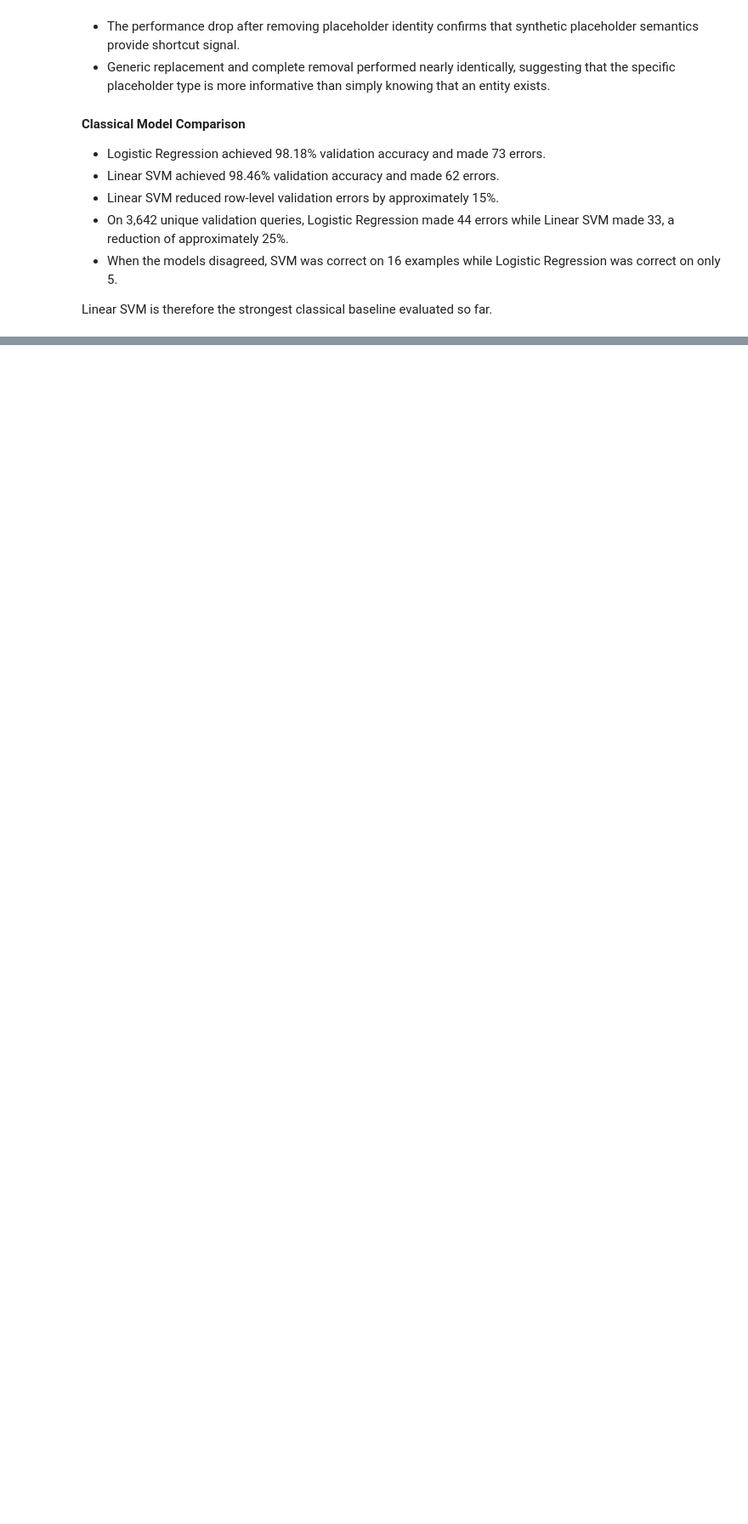
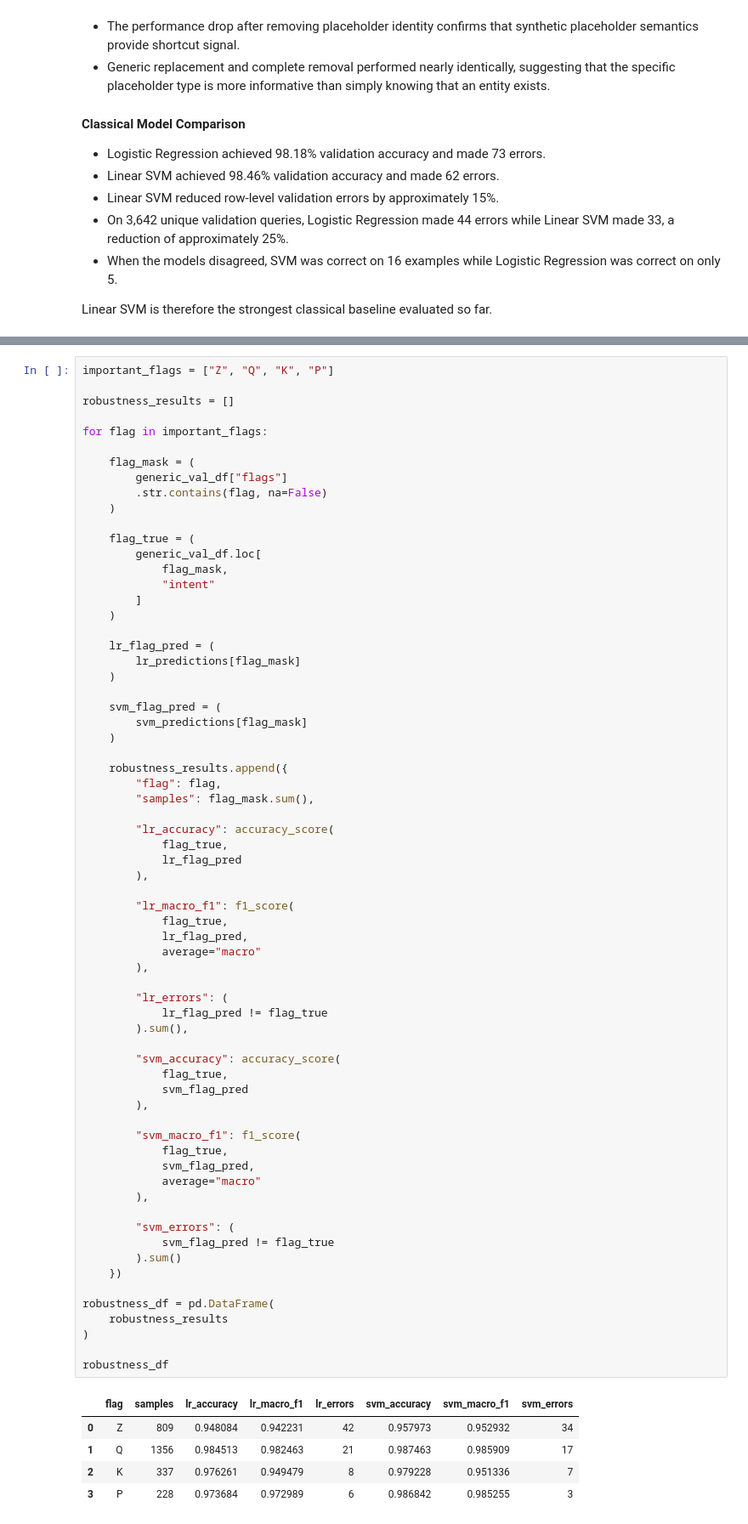
Before and after one commit to ribhupramanik/ResolveAI, a Jupyter notebook: notebooks/02_baseline_models.ipynb, the cells around one changed output, grey strips where cells are left out. Shown at 85% size. Drawn from its saved outputs; the diff is of its cells as text; blank space fills up the shorter version.

Commit message:
Completed robustness comparison

```diff
--- a/notebooks/02_baseline_models.ipynb
+++ b/notebooks/02_baseline_models.ipynb
@@ -1106,0 +1109,73 @@ Linear SVM is therefore the strongest classical baseline evaluated so far.
+# %%
+important_flags = ["Z", "Q", "K", "P"]
+
+robustness_results = []
+
+for flag in important_flags:
+
+    flag_mask = (
+        generic_val_df["flags"]
+        .str.contains(flag, na=False)
+    )
+
+    flag_true = (
+        generic_val_df.loc[
+            flag_mask,
+            "intent"
+        ]
+    )
+
+    lr_flag_pred = (
+        lr_predictions[flag_mask]
+    )
+
+    svm_flag_pred = (
+        svm_predictions[flag_mask]
+    )
+
+    robustness_results.append({
+        "flag": flag,
+        "samples": flag_mask.sum(),
+
+        "lr_accuracy": accuracy_score(
+            flag_true,
+            lr_flag_pred
+        ),
+
+        "lr_macro_f1": f1_score(
+            flag_true,
+            lr_flag_pred,
+            average="macro"
+        ),
+
+        "lr_errors": (
+            lr_flag_pred != flag_true
+        ).sum(),
+
+        "svm_accuracy": accuracy_score(
+            flag_true,
+            svm_flag_pred
+        ),
+
+        "svm_macro_f1": f1_score(
+            flag_true,
+            svm_flag_pred,
+            average="macro"
+        ),
+
+        "svm_errors": (
+            svm_flag_pred != flag_true
+        ).sum()
+    })
+
+robustness_df = pd.DataFrame(
+    robustness_results
+)
+
+robustness_df
+# %% [output]
+|  | flag | samples | lr_accuracy | lr_macro_f1 | lr_errors | svm_accuracy | svm_macro_f1 | svm_errors |
+| 0 | Z | 809 | 0.948084 | 0.942231 | 42 | 0.957973 | 0.952932 | 34 |
+| 1 | Q | 1356 | 0.984513 | 0.982463 | 21 | 0.987463 | 0.985909 | 17 |
+| 2 | K | 337 | 0.976261 | 0.949479 | 8 | 0.979228 | 0.951336 | 7 |
+| 3 | P | 228 | 0.973684 | 0.972989 | 6 | 0.986842 | 0.985255 | 3 |
```
Also changed, not shown: parts of 2 cells of this notebook.
